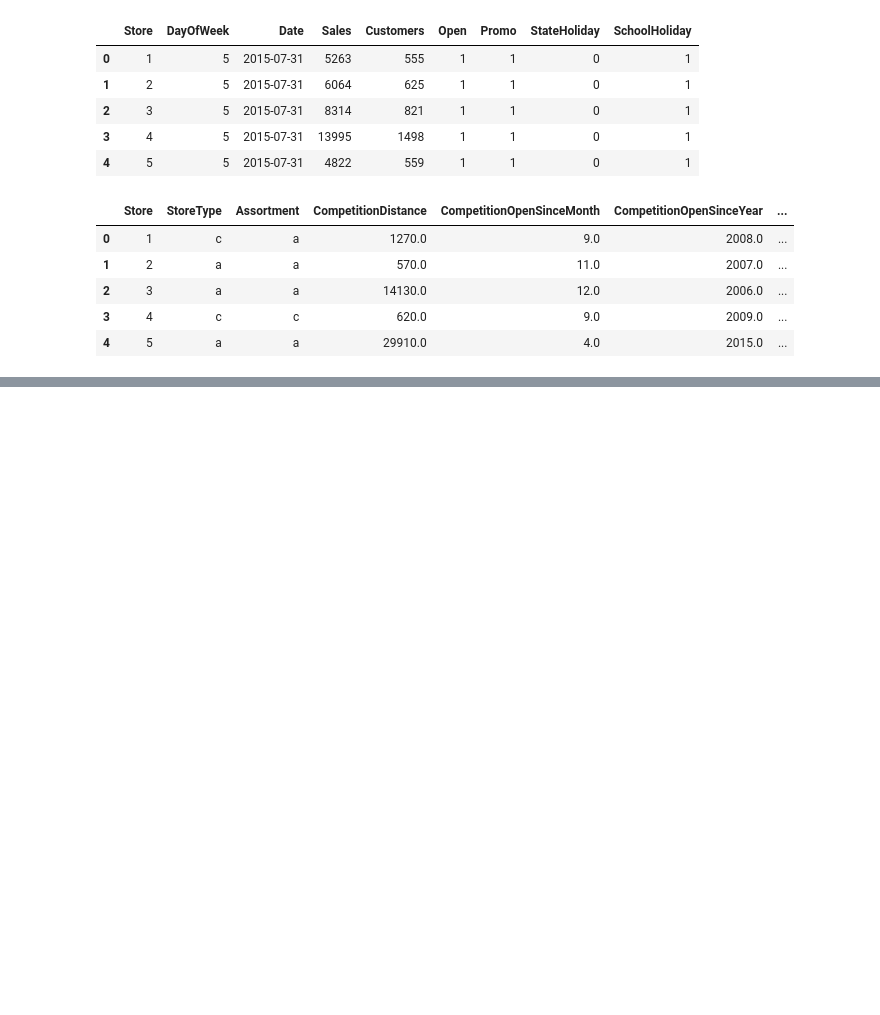
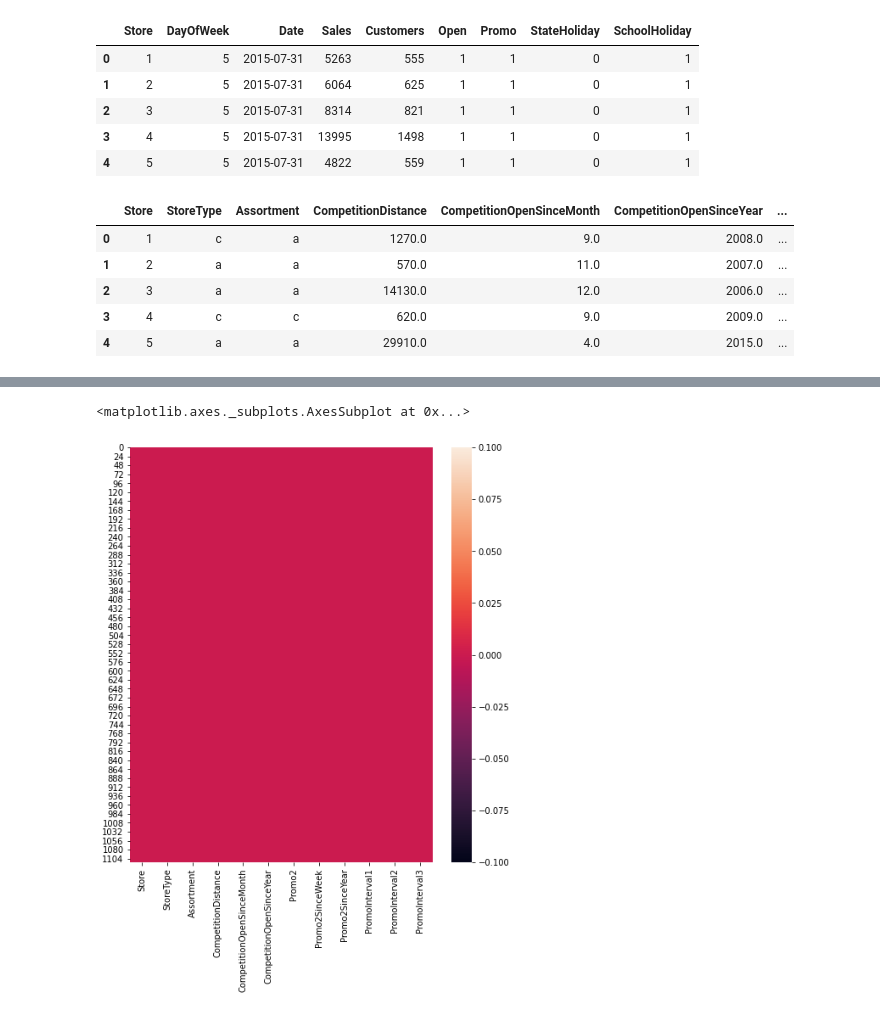
Before and after one commit to hrithikwel8/Rossmann_Sales_Prediction, a Jupyter notebook: Rossmann_Sales_Prediction_Capstone_Project.ipynb, the cells around one changed output, grey strips where cells are left out. Drawn from its saved outputs; the diff is of its cells as text; code cells hidden in the pictures; blank space fills up the shorter version.

```diff
--- a/Rossmann_Sales_Prediction_Capstone_Project.ipynb
+++ b/Rossmann_Sales_Prediction_Capstone_Project.ipynb
@@ -69,0 +121,34 @@ store_df.head()
+# %%
+# Converting Qualitative Values to Quantitative
+def Promo_interval1(row):
+  if (row['PromoInterval']== 'Jan,Apr,Jul,Oct'):
+    val = 1
+  else:
+    val =0
+  return val
+def Promo_interval2(row):
+  if (row['PromoInterval']== 'Feb,May,Aug,Nov'):
+    val = 1
+  else:
+    val =0
+  return val
+def Promo_interval3(row):
+  if (row['PromoInterval']== 'Mar,Jun,Sept,Dec'):
+    val = 1
+  else:
+    val =0
+  return val
+# %%
+store_df['PromoInterval1']= store_df.apply(Promo_interval1,axis=1)
+store_df['PromoInterval2']=store_df.apply(Promo_interval2,axis=1)
+store_df['PromoInterval3']=store_df.apply(Promo_interval3,axis=1)
+# %%
+store_df.drop(labels='PromoInterval',axis=1,inplace=True)
+# %%
+# The heatmap after filling all the NaN values
+final_na_df= store_df.isnull()
+plt.figure(figsize=(8,9))
+sns.heatmap(final_na_df)
+# %% [output]
+<matplotlib.axes._subplots.AxesSubplot at 0x...>
+[figure, added]
```
Also changed, not shown: parts of 13 cells of this notebook.
